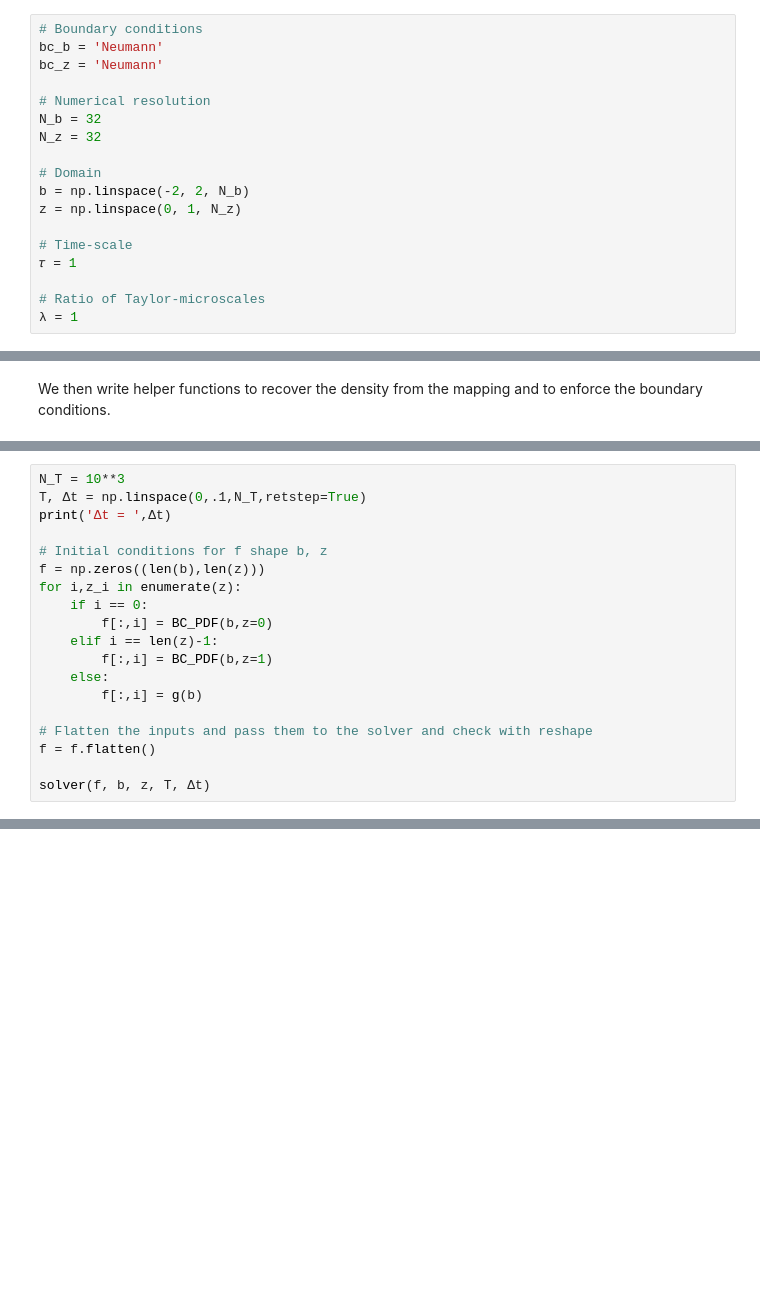
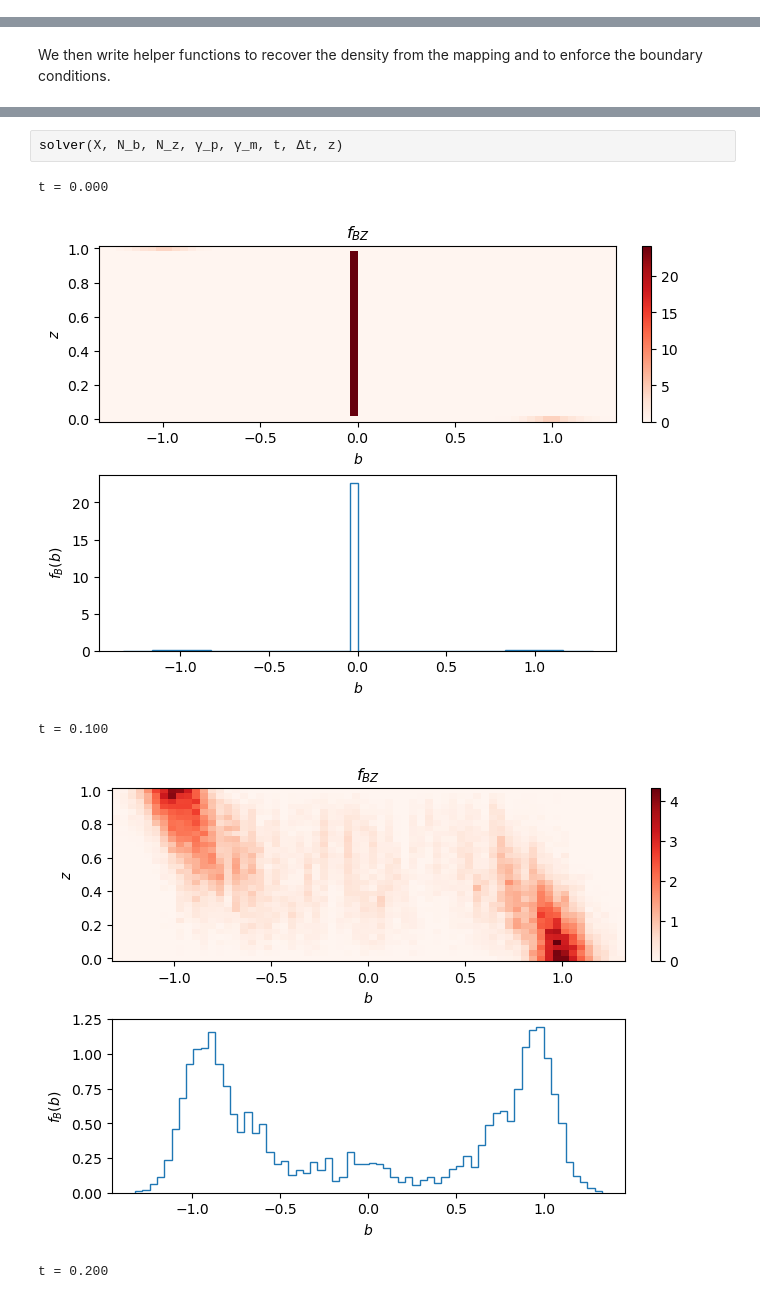
Before and after one commit to mannixp/D.strafity-mapping, a Jupyter notebook: Mapping/Part3_IEM_2d_fBZ_Layered.ipynb, the cells around one changed output, grey strips where cells are left out. Drawn from its saved outputs; the diff is of its cells as text; blank space fills up the shorter version.

```diff
--- a/Mapping/Part3_IEM_2d_fBZ_Layered.ipynb
+++ b/Mapping/Part3_IEM_2d_fBZ_Layered.ipynb
@@ -138,20 +152,2 @@ import scipy.sparse.linalg as sla
 # %% [markdown]
 We then define a computation grid for $f_{B}(b,z;t)$ in terms of $b,z$. When defining the $f^n_B(b,z) = f_B(b,z,t=t_n)$ we use 2 dimensional arrays where axis 0 is $b$ and the axis 1 is $z$.
-# %%
-# Boundary conditions
-bc_b = 'Neumann'
-bc_z = 'Neumann'
-
-# Numerical resolution
-N_b = 32
-N_z = 32
-
-# Domain
-b = np.linspace(-2, 2, N_b)
-z = np.linspace(0, 1, N_z)
-
-# Time-scale
-𝜏 = 1
-
-# Ratio of Taylor-microscales
-λ = 1
@@ -371,19 +339,0 @@ Finally we specify a time interval, initial conditions and time-step the system
-# %%
-N_T = 10**3
-T, Δt = np.linspace(0,.1,N_T,retstep=True)
-print('Δt = ',Δt)
-
-# Initial conditions for f shape b, z
-f = np.zeros((len(b),len(z)))
-for i,z_i in enumerate(z):
-    if i == 0:
-        f[:,i] = BC_PDF(b,z=0)
-    elif i == len(z)-1:
-        f[:,i] = BC_PDF(b,z=1)
-    else:
-        f[:,i] = g(b)
-
-# Flatten the inputs and pass them to the solver and check with reshape
-f = f.flatten()
-
-solver(f, b, z, T, Δt)
@@ -404,0 +342,8 @@ t = 0.050
+# %%
+solver(X, N_b, N_z, γ_p, γ_m, t, Δt, z)
+# %% [output]
+t = 0.000
+[figure, added]
+t = 0.100
+[figure, added]
+t = 0.200
```
Also changed, not shown: parts of 20 cells of this notebook.
